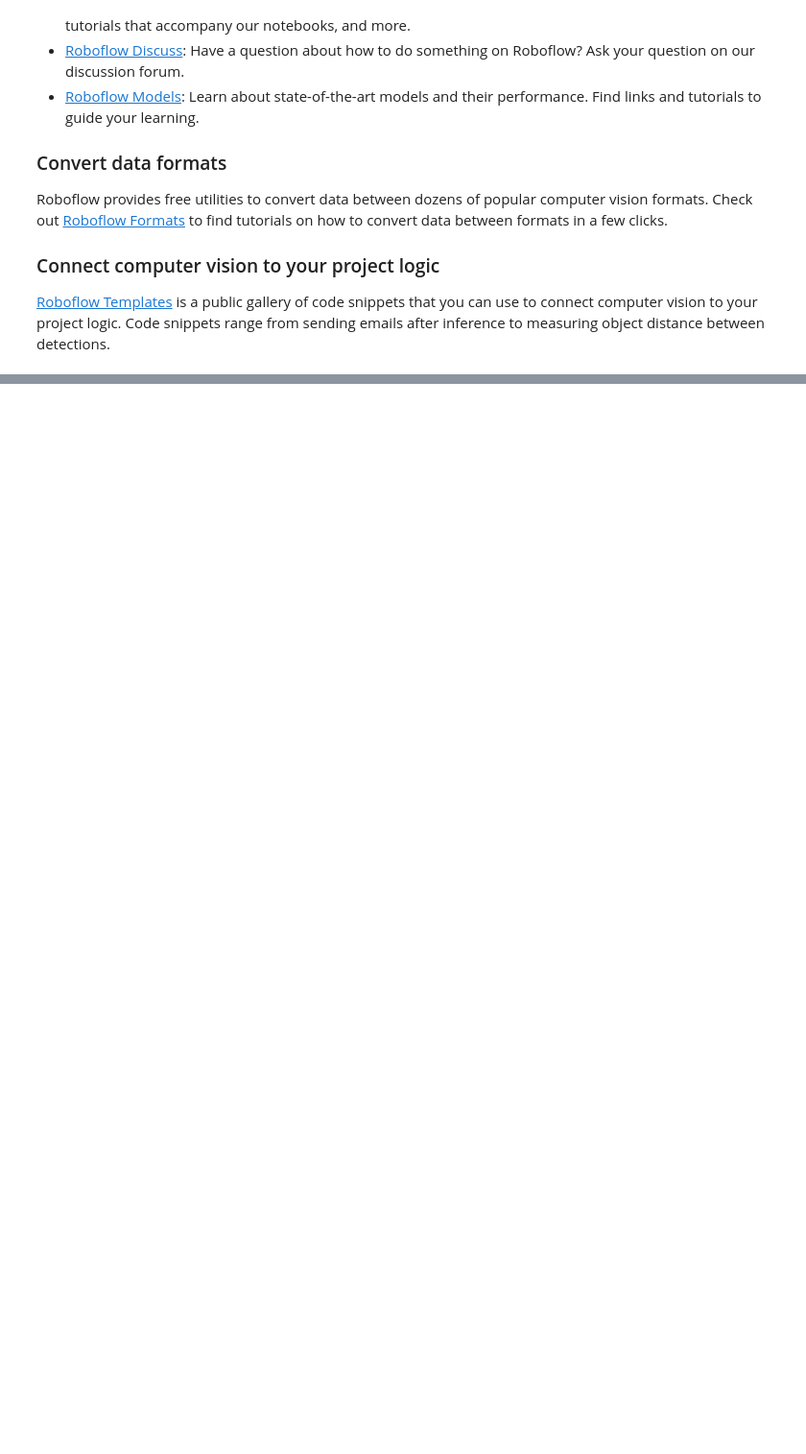
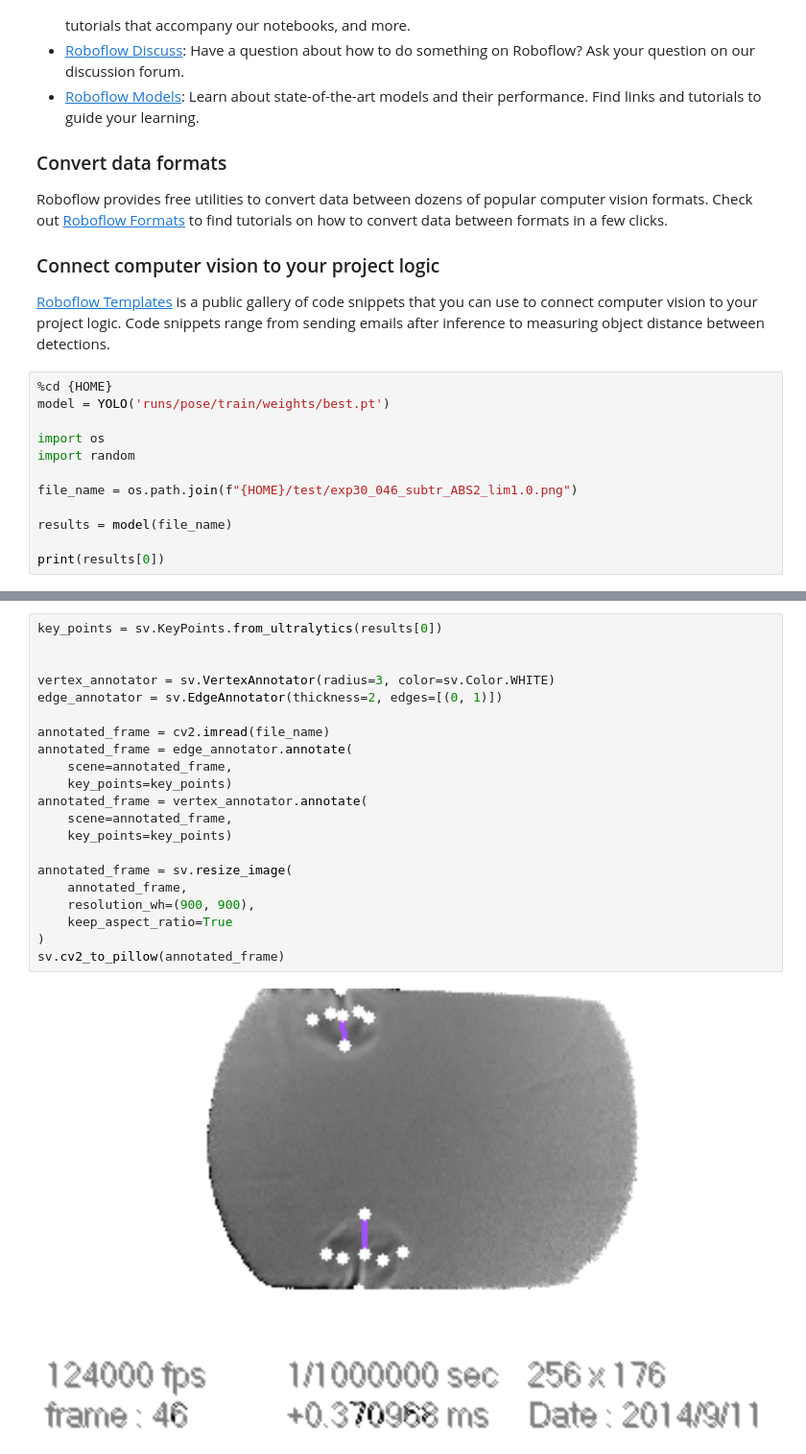
Before and after one commit to Igor335566/flow_keypoint_detection, a Jupyter notebook: notebooks/train-yolov8-keypoint.ipynb, the cells around one changed output, grey strips where cells are left out. Shown at 96% size. Saved outputs shown, nothing was run; the diff lists cells and outputs as text; blank space fills up the shorter version.

```diff
--- a/notebooks/train-yolov8-keypoint.ipynb
+++ b/notebooks/train-yolov8-keypoint.ipynb
@@ -385,3 +363,15 @@ Roboflow provides free utilities to convert data between dozens of popular compu
 ### Connect computer vision to your project logic
 
 [Roboflow Templates](https://roboflow.com/templates) is a public gallery of code snippets that you can use to connect computer vision to your project logic. Code snippets range from sending emails after inference to measuring object distance between detections.
+# %%
+%cd {HOME}
+model = YOLO('runs/pose/train/weights/best.pt')
+
+import os
+import random
+
+file_name = os.path.join(f"{HOME}/test/exp30_046_subtr_ABS2_lim1.0.png")
+
+results = model(file_name)
+
+print(results[0])
@@ -387,0 +396,23 @@ Roboflow provides free utilities to convert data between dozens of popular compu
+# %%
+key_points = sv.KeyPoints.from_ultralytics(results[0])
+
+
+vertex_annotator = sv.VertexAnnotator(radius=3, color=sv.Color.WHITE)
+edge_annotator = sv.EdgeAnnotator(thickness=2, edges=[(0, 1)])
+
+annotated_frame = cv2.imread(file_name)
+annotated_frame = edge_annotator.annotate(
+    scene=annotated_frame,
+    key_points=key_points)
+annotated_frame = vertex_annotator.annotate(
+    scene=annotated_frame,
+    key_points=key_points)
+
+annotated_frame = sv.resize_image(
+    annotated_frame,
+    resolution_wh=(900, 900),
+    keep_aspect_ratio=True
+)
+sv.cv2_to_pillow(annotated_frame)
+# %% [output]
+[figure, added]
```
Also changed, not shown: parts of 13 cells of this notebook.
